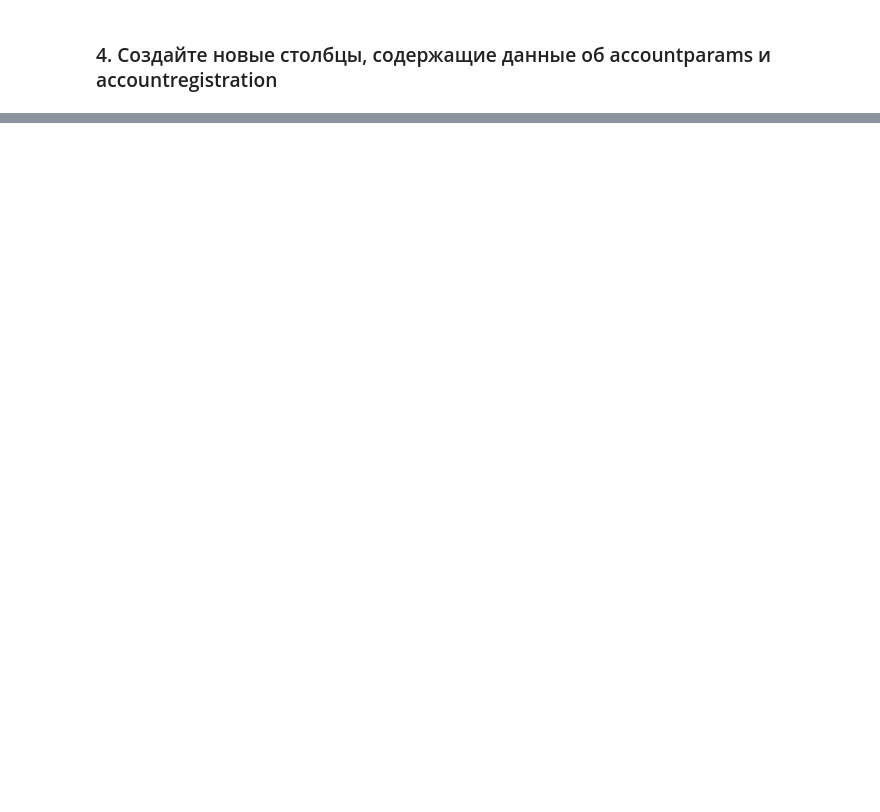
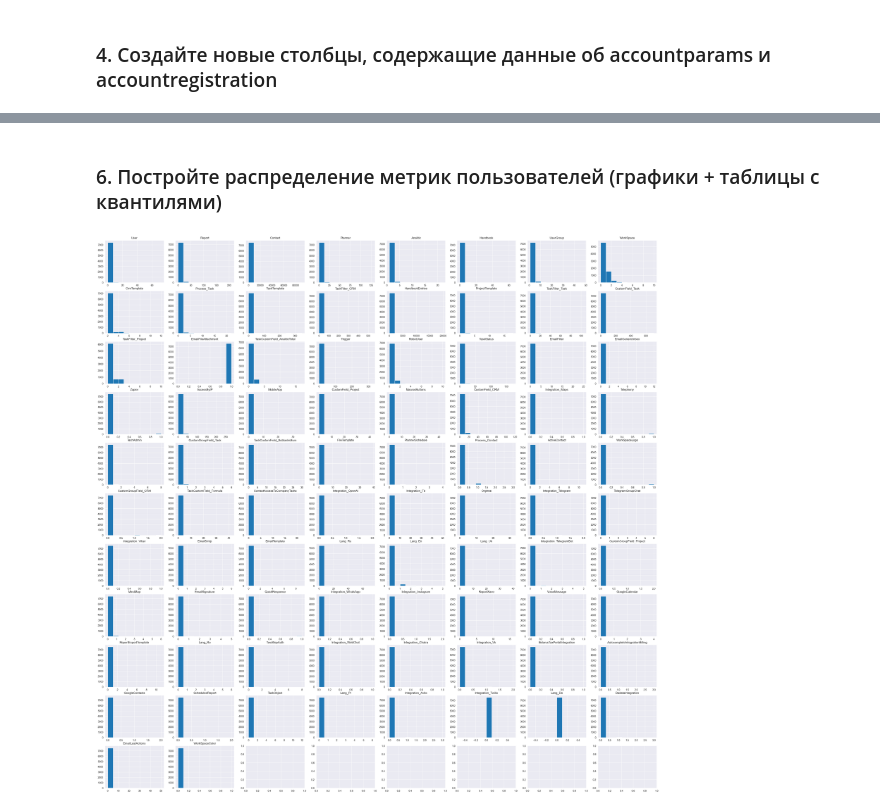
Before and after one commit to CuteLer/recommendation_systems_modul, a Jupyter notebook: main.ipynb, the cells around one changed output, grey strips where cells are left out. Drawn from its saved outputs; the diff is of its cells as text; code cells hidden in the pictures; blank space fills up the shorter version.

```diff
--- a/main.ipynb
+++ b/main.ipynb
@@ -152,0 +103,18 @@ res = main.merge(r, on='A', how='left')
+# %% [markdown]
+### 6. Постройте распределение метрик пользователей (графики + таблицы с квантилями)
+# %%
+metrics_columns = list(metrics.columns)
+metrics_columns.remove('AccountID')
+metrics_columns.remove('Unnamed: 0')
+
+fig, axes = plt.subplots(nrows=11, ncols=8, figsize=(40, 40))
+
+for i in range(11):
+    for j in range(8):
+        if i*8+j < len(metrics_columns):
+            axes[i, j].hist(data[metrics_columns[i*8+j]])
+            axes[i, j].set_title(metrics_columns[i*8+j])
+
+fig.show()
+# %% [output]
+[figure, added]
```
Also changed, not shown: parts of 11 cells of this notebook, 3 other files.
